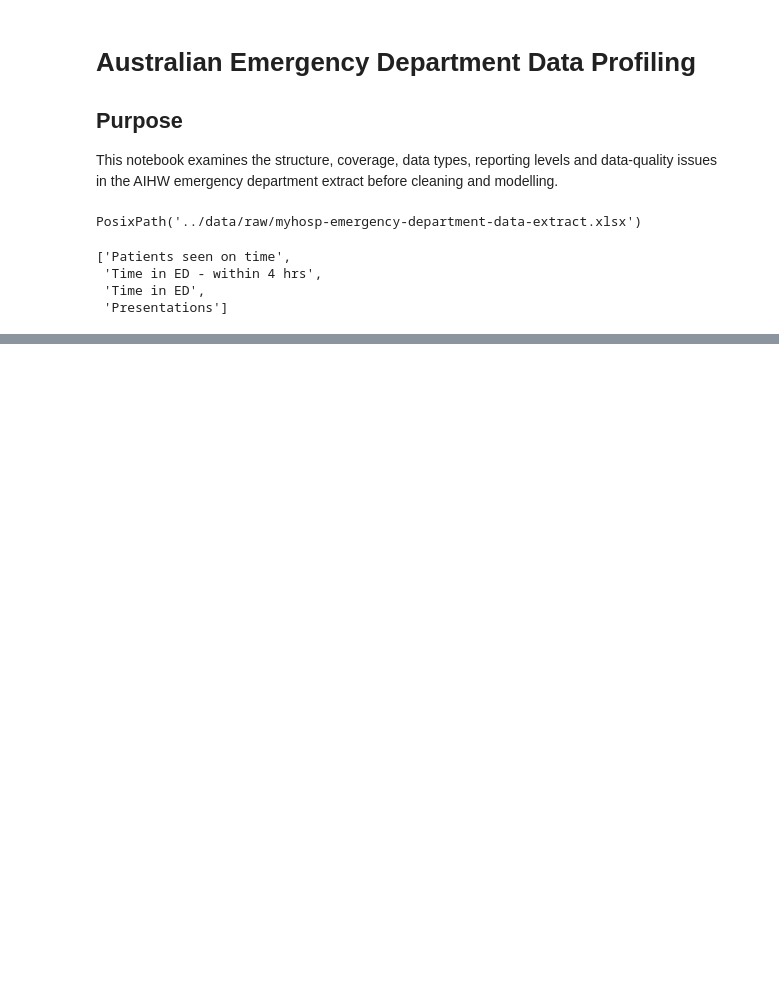
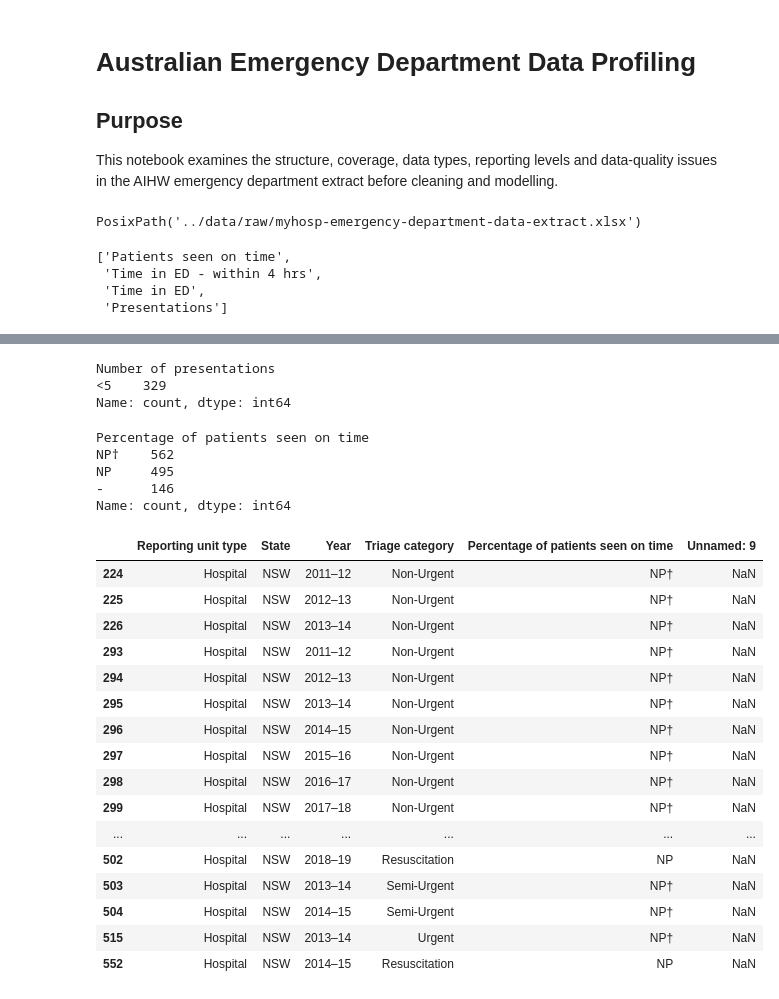
Before and after one commit to joannelu1213/australian-emergency-department-analytics, a Jupyter notebook: notebooks/01_data_profiling.ipynb, the cells around one changed output, grey strips where cells are left out. Saved outputs shown, nothing was run; the diff lists cells and outputs as text; code cells hidden in the pictures; blank space fills up the shorter version.

```diff
--- a/notebooks/01_data_profiling.ipynb
+++ b/notebooks/01_data_profiling.ipynb
@@ -29,0 +584,64 @@ file.sheet_names
+# %%
+seen_on_time[
+    pd.to_numeric(
+        seen_on_time["Number of presentations"],
+        errors="coerce"
+    ).isna()
+][
+    "Number of presentations"
+].value_counts(dropna=False)
+# %% [output]
+Number of presentations
+<5    329
+Name: count, dtype: int64
+# %%
+seen_on_time[
+    pd.to_numeric(
+        seen_on_time["Percentage of patients seen on time"],
+        errors="coerce"
+    ).isna()
+][
+    "Percentage of patients seen on time"
+].value_counts(dropna=False)
+# %% [output]
+Percentage of patients seen on time
+NP†    562
+NP     495
+-      146
+Name: count, dtype: int64
+# %%
+# Inspect the rows containing NP, NP+ and -
+special_performance = seen_on_time[
+    seen_on_time["Percentage of patients seen on time"].isin(
+        ["NP", "NP†", "–"]
+    )
+]
+
+special_performance[
+    [
+        "Reporting unit type",
+        "State",
+        "Year",
+        "Triage category",
+        "Percentage of patients seen on time",
+        "Unnamed: 9",
+    ]
+].head(30)
+# %% [output]
+|  | Reporting unit type | State | Year | Triage category | Percentage of patients seen on time | Unnamed: 9 |
+| 224 | Hospital | NSW | 2011–12 | Non-Urgent | NP† | NaN |
+| 225 | Hospital | NSW | 2012–13 | Non-Urgent | NP† | NaN |
+| 226 | Hospital | NSW | 2013–14 | Non-Urgent | NP† | NaN |
+| 293 | Hospital | NSW | 2011–12 | Non-Urgent | NP† | NaN |
+| 294 | Hospital | NSW | 2012–13 | Non-Urgent | NP† | NaN |
+| 295 | Hospital | NSW | 2013–14 | Non-Urgent | NP† | NaN |
+| 296 | Hospital | NSW | 2014–15 | Non-Urgent | NP† | NaN |
+| 297 | Hospital | NSW | 2015–16 | Non-Urgent | NP† | NaN |
+| 298 | Hospital | NSW | 2016–17 | Non-Urgent | NP† | NaN |
+| 299 | Hospital | NSW | 2017–18 | Non-Urgent | NP† | NaN |
+| ... | ... | ... | ... | ... | ... | ... |
+| 502 | Hospital | NSW | 2018–19 | Resuscitation | NP | NaN |
+| 503 | Hospital | NSW | 2013–14 | Semi-Urgent | NP† | NaN |
+| 504 | Hospital | NSW | 2014–15 | Semi-Urgent | NP† | NaN |
+| 515 | Hospital | NSW | 2013–14 | Urgent | NP† | NaN |
+| 552 | Hospital | NSW | 2014–15 | Resuscitation | NP | NaN |
```
Also changed, not shown: parts of 68 cells of this notebook, 1 other file.
